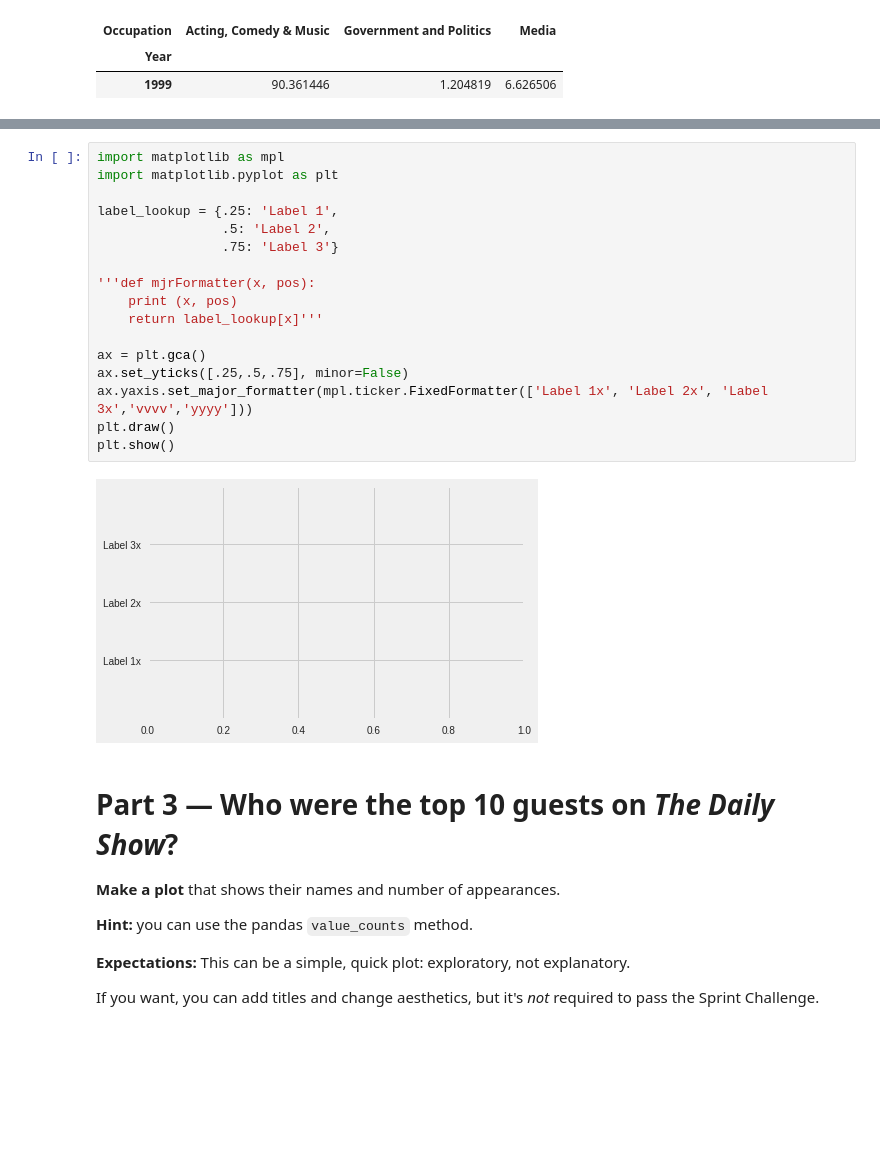
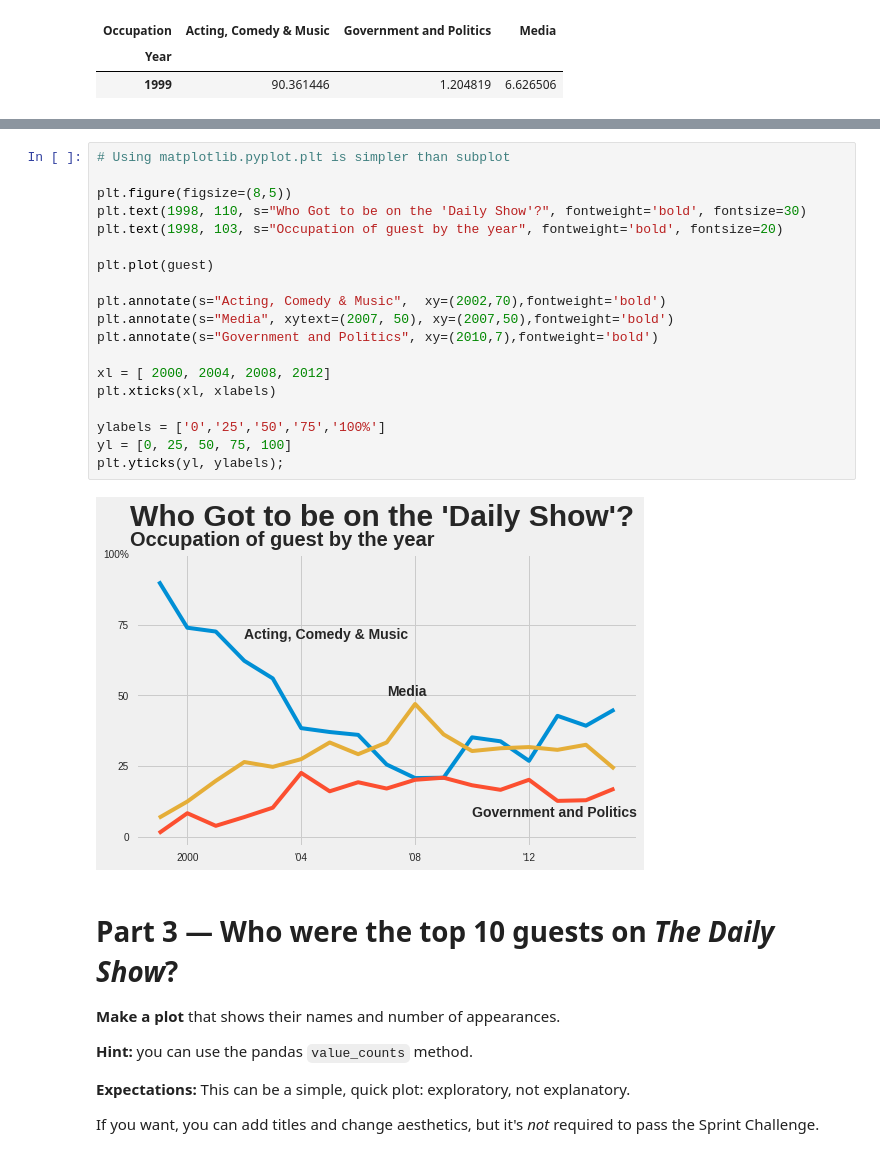
Before and after one commit to bloominstituteoftechnology/DS-Sprint-02-Storytelling-With-Data, a Jupyter notebook: DS_Unit_1_Sprint_Challenge_2.ipynb, the cells around one changed output, grey strips where cells are left out. Cells and saved outputs as stored; diff of their text form; blank space fills up the shorter version.

```diff
--- a/DS_Unit_1_Sprint_Challenge_2.ipynb
+++ b/DS_Unit_1_Sprint_Challenge_2.ipynb
@@ -197,22 +186,24 @@ plt.yticks(yl, ylabels);
-# %%
-import matplotlib as mpl
-import matplotlib.pyplot as plt
-
-label_lookup = {.25: 'Label 1',
-                .5: 'Label 2',
-                .75: 'Label 3'}
-
-'''def mjrFormatter(x, pos):
-    print (x, pos)
-    return label_lookup[x]'''
-
-ax = plt.gca()
-ax.set_yticks([.25,.5,.75], minor=False)
-ax.yaxis.set_major_formatter(mpl.ticker.FixedFormatter(['Label 1x', 'Label 2x', 'Label 3x','vvvv','yyyy']))
-plt.draw()
-plt.show()
-# %% [output]
-[figure, removed]
+# %%
+# Using matplotlib.pyplot.plt is simpler than subplot
+
+plt.figure(figsize=(8,5))
+plt.text(1998, 110, s="Who Got to be on the 'Daily Show'?", fontweight='bold', fontsize=30)
+plt.text(1998, 103, s="Occupation of guest by the year", fontweight='bold', fontsize=20)
+
+plt.plot(guest)
+
+plt.annotate(s="Acting, Comedy & Music",  xy=(2002,70),fontweight='bold')
+plt.annotate(s="Media", xytext=(2007, 50), xy=(2007,50),fontweight='bold')
+plt.annotate(s="Government and Politics", xy=(2010,7),fontweight='bold')
+
+xl = [ 2000, 2004, 2008, 2012]
+plt.xticks(xl, xlabels)
+
+ylabels = ['0','25','50','75','100%']
+yl = [0, 25, 50, 75, 100]
+plt.yticks(yl, ylabels);
+# %% [output]
+[figure, added]
 # %% [markdown]
 # Part 3 — Who were the top 10 guests on _The Daily Show_?
 
```
Also changed, not shown: parts of 1 cell of this notebook.
